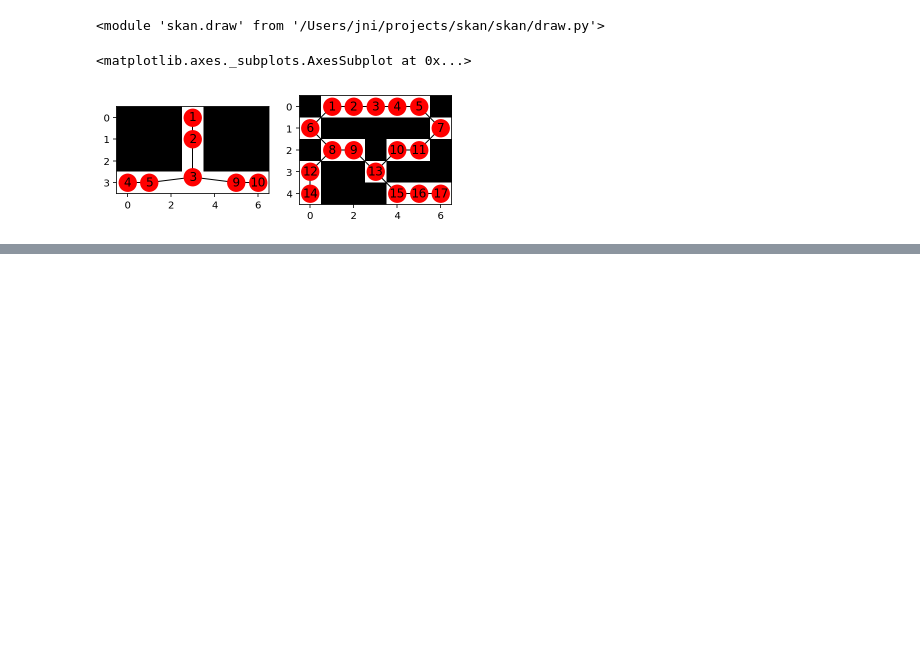
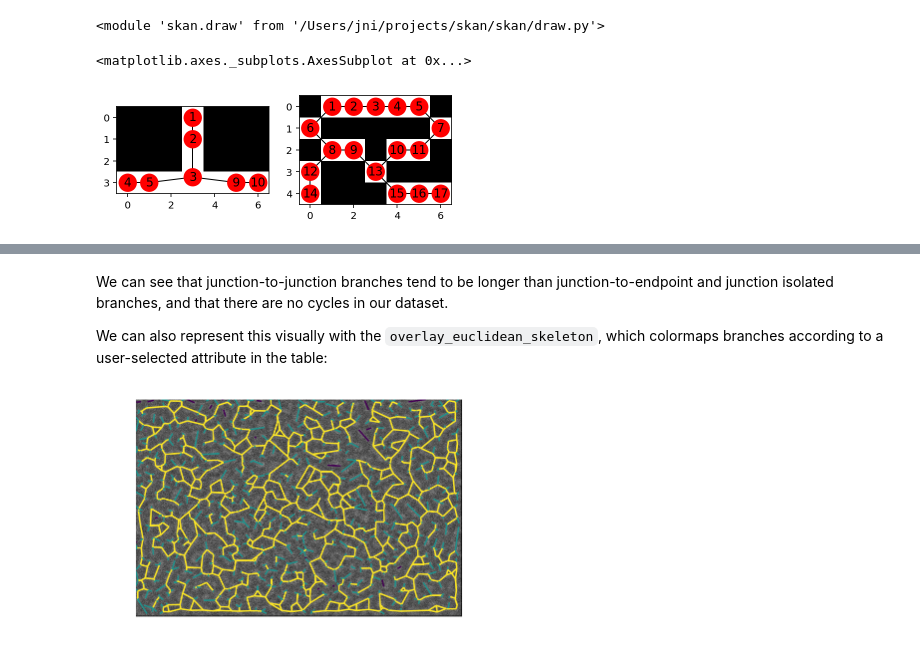
Before and after one commit to jni/skan, a Jupyter notebook: doc/getting_started.ipynb, the cells around one changed output, grey strips where cells are left out. Cells and saved outputs as stored; diff of their text form; code cells hidden in the pictures; blank space fills up the shorter version.

```diff
--- a/doc/getting_started.ipynb
+++ b/doc/getting_started.ipynb
@@ -113,0 +145,9 @@ The function `skan.csr.summarise` uses this graph to trace the path from junctio
+# %% [markdown]
+We can see that junction-to-junction branches tend to be longer than junction-to-endpoint and junction isolated branches, and that there are no cycles in our dataset.
+
+We can also represent this visually with the `overlay_euclidean_skeleton`, which colormaps branches according to a user-selected attribute in the table:
+# %%
+draw.overlay_euclidean_skeleton_2d(image0, branch_data,
+                                   skeleton_color_source='branch-type');
+# %% [output]
+[figure, added]
```
Also changed, not shown: parts of 8 cells of this notebook.
